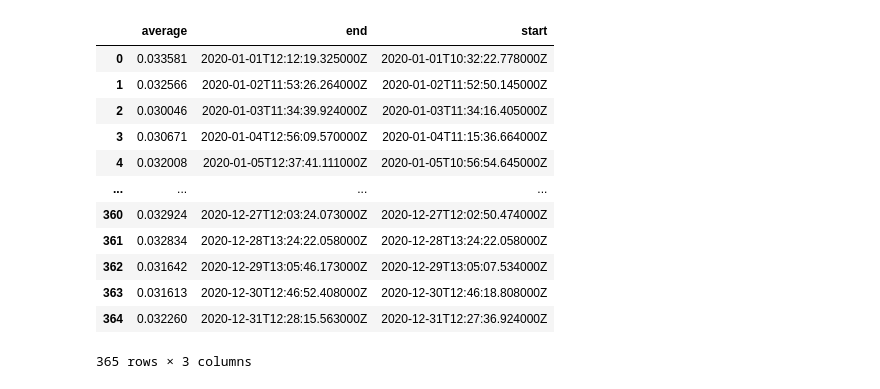
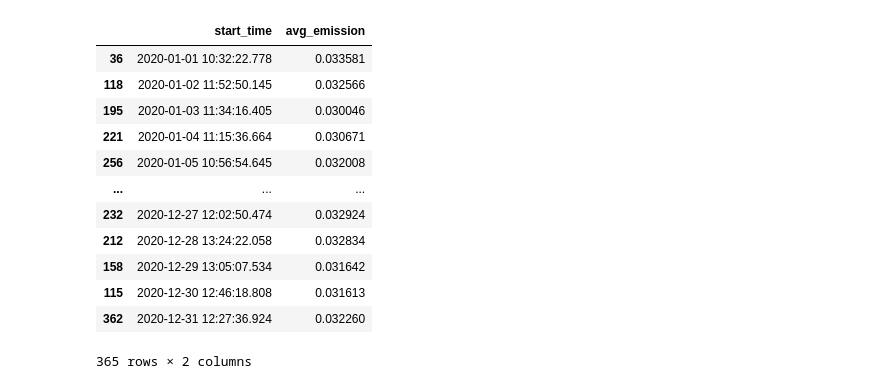
Before and after one commit to SunnyTrashpanda/BIGDA-Covid19-CO2, a Jupyter notebook: main.ipynb, the cells around one changed output. Cells and saved outputs as stored; diff of their text form; code cells hidden in the pictures.

```diff
--- a/main.ipynb
+++ b/main.ipynb
@@ -48,19 +140,0 @@ co_data = response.text
-# %%
-co_df = pd.read_json(co_data) # mol/m^2
-co_df['end'] = co_df['end'].map(lambda x: str(x).rstrip('T'))
-co_df['start'] = co_df['start'].map(lambda x: str(x).rstrip('T'))
-co_df
-# %% [output]
-|  | average | end | start |
-| 0 | 0.033581 | 2020-01-01T12:12:19.325000Z | 2020-01-01T10:32:22.778000Z |
-| 1 | 0.032566 | 2020-01-02T11:53:26.264000Z | 2020-01-02T11:52:50.145000Z |
-| 2 | 0.030046 | 2020-01-03T11:34:39.924000Z | 2020-01-03T11:34:16.405000Z |
-| 3 | 0.030671 | 2020-01-04T12:56:09.570000Z | 2020-01-04T11:15:36.664000Z |
-| 4 | 0.032008 | 2020-01-05T12:37:41.111000Z | 2020-01-05T10:56:54.645000Z |
-| ... | ... | ... | ... |
-| 360 | 0.032924 | 2020-12-27T12:03:24.073000Z | 2020-12-27T12:02:50.474000Z |
-| 361 | 0.032834 | 2020-12-28T13:24:22.058000Z | 2020-12-28T13:24:22.058000Z |
-| 362 | 0.031642 | 2020-12-29T13:05:46.173000Z | 2020-12-29T13:05:07.534000Z |
-| 363 | 0.031613 | 2020-12-30T12:46:52.408000Z | 2020-12-30T12:46:18.808000Z |
-| 364 | 0.032260 | 2020-12-31T12:28:15.563000Z | 2020-12-31T12:27:36.924000Z |
-365 rows × 3 columns
@@ -67 +148,21 @@ co_df
+# %%
+query = "SELECT start_time, avg_emission FROM lockdown.co"
+rslt = session.execute(query, timeout=None)
+co_data = rslt._current_rows
+co_data.sort_values(by='start_time', inplace=True)
+co_data
+# %% [output]
+|  | start_time | avg_emission |
+| 36 | 2020-01-01 10:32:22.778 | 0.033581 |
+| 118 | 2020-01-02 11:52:50.145 | 0.032566 |
+| 195 | 2020-01-03 11:34:16.405 | 0.030046 |
+| 221 | 2020-01-04 11:15:36.664 | 0.030671 |
+| 256 | 2020-01-05 10:56:54.645 | 0.032008 |
+| ... | ... | ... |
+| 232 | 2020-12-27 12:02:50.474 | 0.032924 |
+| 212 | 2020-12-28 13:24:22.058 | 0.032834 |
+| 158 | 2020-12-29 13:05:07.534 | 0.031642 |
+| 115 | 2020-12-30 12:46:18.808 | 0.031613 |
+| 362 | 2020-12-31 12:27:36.924 | 0.032260 |
+365 rows × 2 columns
 # %%
```
Also changed, not shown: parts of 20 cells of this notebook.
